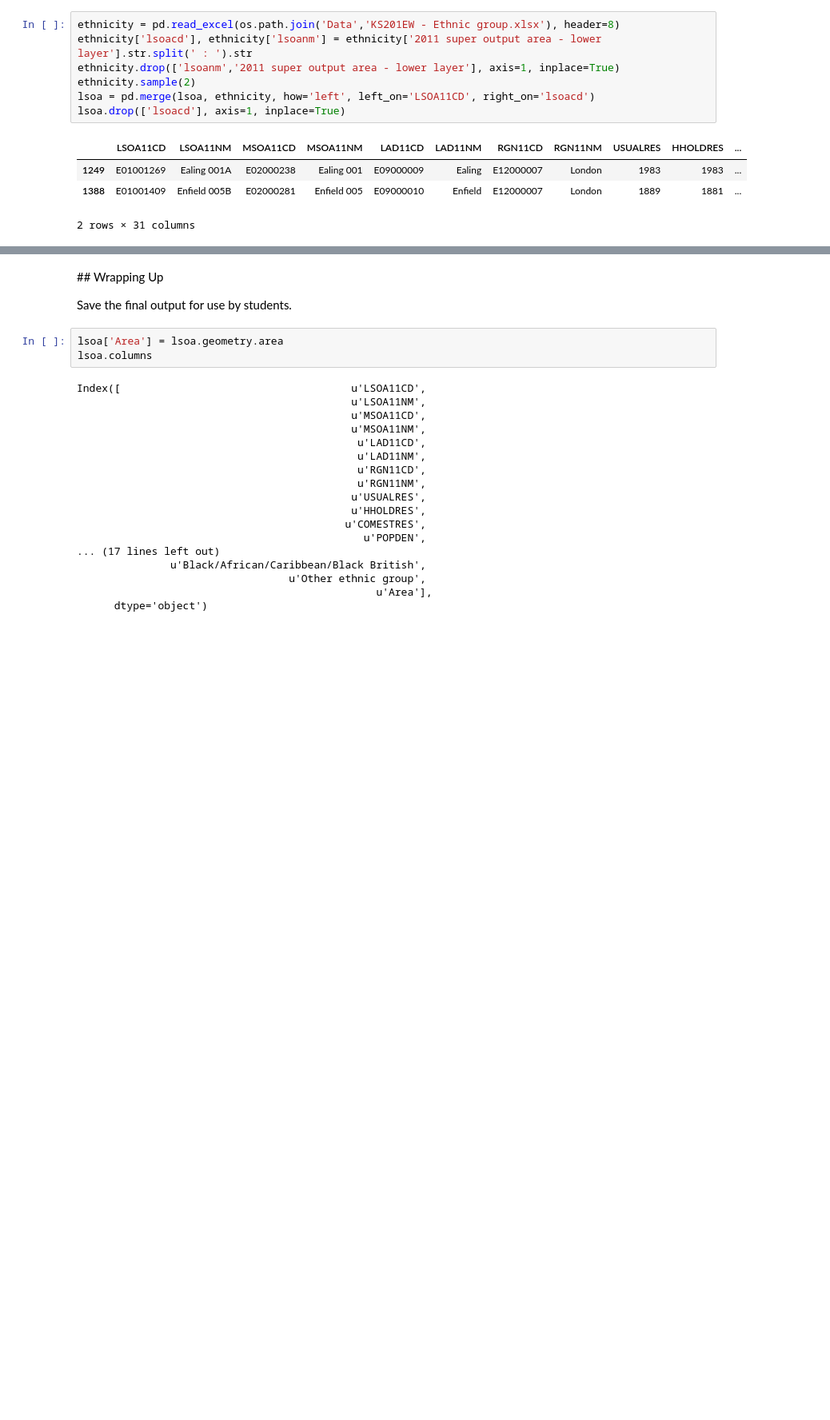
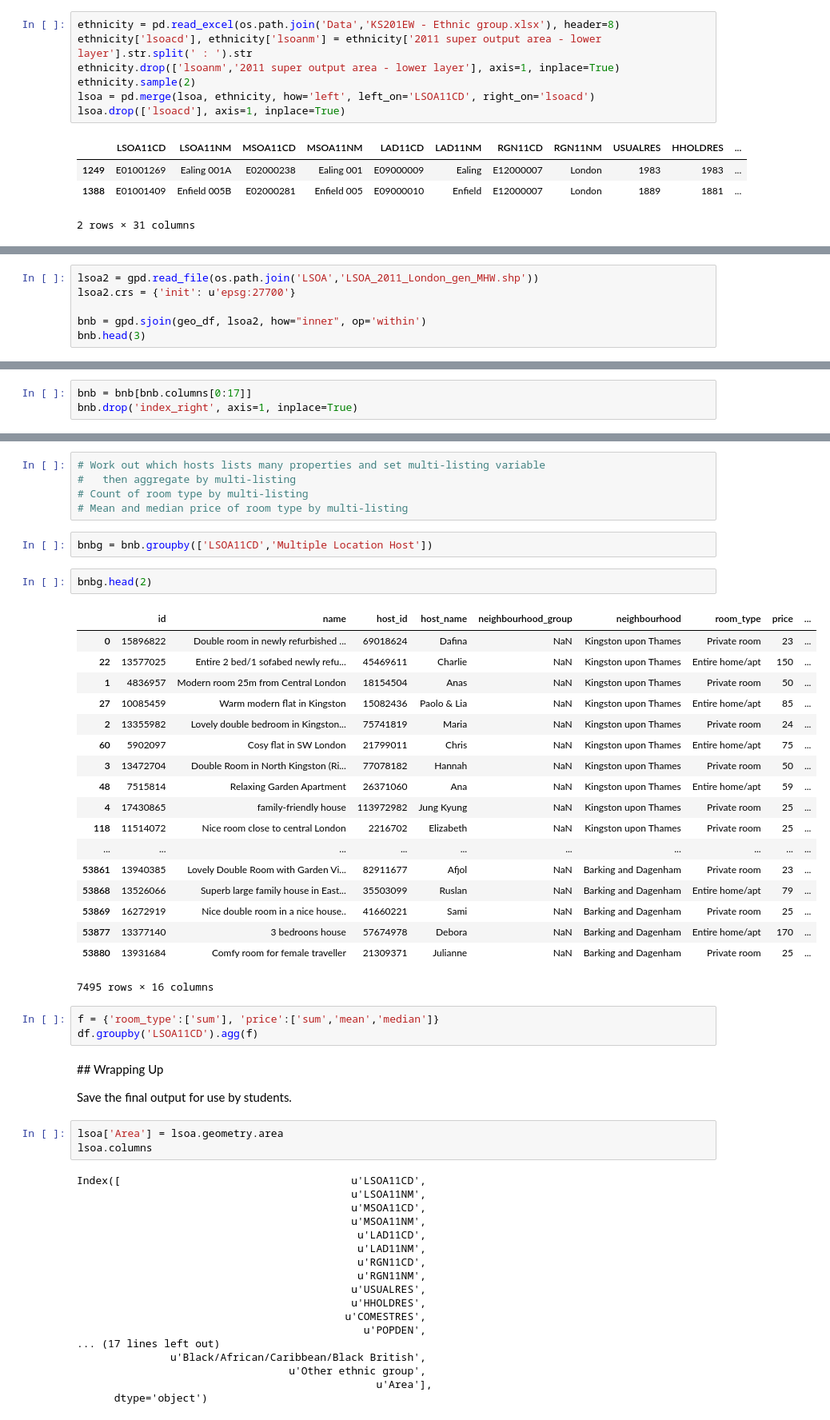
Before and after one commit to kingsgeocomp/geocomputation, a Jupyter notebook: Data Loader.ipynb, the cells around one changed output, grey strips where cells are left out. Shown at 80% size. Drawn from its saved outputs; the diff is of its cells as text; blank space fills up the shorter version.

```diff
--- a/Data Loader.ipynb
+++ b/Data Loader.ipynb
@@ -203,0 +228,6 @@ lsoa.drop(['lsoacd'], axis=1, inplace=True)
+# %%
+lsoa2 = gpd.read_file(os.path.join('LSOA','LSOA_2011_London_gen_MHW.shp'))
+lsoa2.crs = {'init': u'epsg:27700'}
+
+bnb = gpd.sjoin(geo_df, lsoa2, how="inner", op='within')
+bnb.head(3)
@@ -203,0 +253,3 @@ lsoa.drop(['lsoacd'], axis=1, inplace=True)
+# %%
+bnb = bnb[bnb.columns[0:17]]
+bnb.drop('index_right', axis=1, inplace=True)
@@ -204,3 +270,34 @@ lsoa.drop(['lsoacd'], axis=1, inplace=True)
+# %%
+# Work out which hosts lists many properties and set multi-listing variable
+#   then aggregate by multi-listing
+# Count of room type by multi-listing
+# Mean and median price of room type by multi-listing
+# %%
+bnbg = bnb.groupby(['LSOA11CD','Multiple Location Host'])
+# %%
+bnbg.head(2)
+# %% [output]
+|  | id | name | host_id | host_name | neighbourhood_group | neighbourhood | room_type | price | ... |
+| 0 | 15896822 | Double room in newly refurbished ... | 69018624 | Dafina | NaN | Kingston upon Thames | Private room | 23 | ... |
+| 22 | 13577025 | Entire 2 bed/1 sofabed newly refu... | 45469611 | Charlie | NaN | Kingston upon Thames | Entire home/apt | 150 | ... |
+| 1 | 4836957 | Modern room 25m from Central London | 18154504 | Anas | NaN | Kingston upon Thames | Private room | 50 | ... |
+| 27 | 10085459 | Warm modern flat in Kingston | 15082436 | Paolo & Lia | NaN | Kingston upon Thames | Entire home/apt | 85 | ... |
+| 2 | 13355982 | Lovely double bedroom in Kingston... | 75741819 | Maria | NaN | Kingston upon Thames | Private room | 24 | ... |
+| 60 | 5902097 | Cosy flat in SW London | 21799011 | Chris | NaN | Kingston upon Thames | Entire home/apt | 75 | ... |
+| 3 | 13472704 | Double Room in North Kingston (Ri... | 77078182 | Hannah | NaN | Kingston upon Thames | Private room | 50 | ... |
+| 48 | 7515814 | Relaxing Garden Apartment | 26371060 | Ana | NaN | Kingston upon Thames | Entire home/apt | 59 | ... |
+| 4 | 17430865 | family-friendly house | 113972982 | Jung Kyung | NaN | Kingston upon Thames | Private room | 25 | ... |
+| 118 | 11514072 | Nice room close to central London | 2216702 | Elizabeth | NaN | Kingston upon Thames | Private room | 25 | ... |
+| ... | ... | ... | ... | ... | ... | ... | ... | ... | ... |
+| 53861 | 13940385 | Lovely Double Room with Garden Vi... | 82911677 | Afjol | NaN | Barking and Dagenham | Private room | 23 | ... |
+| 53868 | 13526066 | Superb large family house in East... | 35503099 | Ruslan | NaN | Barking and Dagenham | Entire home/apt | 79 | ... |
+| 53869 | 16272919 | Nice double room in a nice house.. | 41660221 | Sami | NaN | Barking and Dagenham | Private room | 25 | ... |
+| 53877 | 13377140 | 3 bedroons house | 57674978 | Debora | NaN | Barking and Dagenham | Entire home/apt | 170 | ... |
+| 53880 | 13931684 | Comfy room for female traveller | 21309371 | Julianne | NaN | Barking and Dagenham | Private room | 25 | ... |
+7495 rows × 16 columns
+# %%
+f = {'room_type':['sum'], 'price':['sum','mean','median']}
+df.groupby('LSOA11CD').agg(f)
 # %% [markdown]
 ## Wrapping Up
 
```
Also changed, not shown: parts of 8 cells of this notebook.
